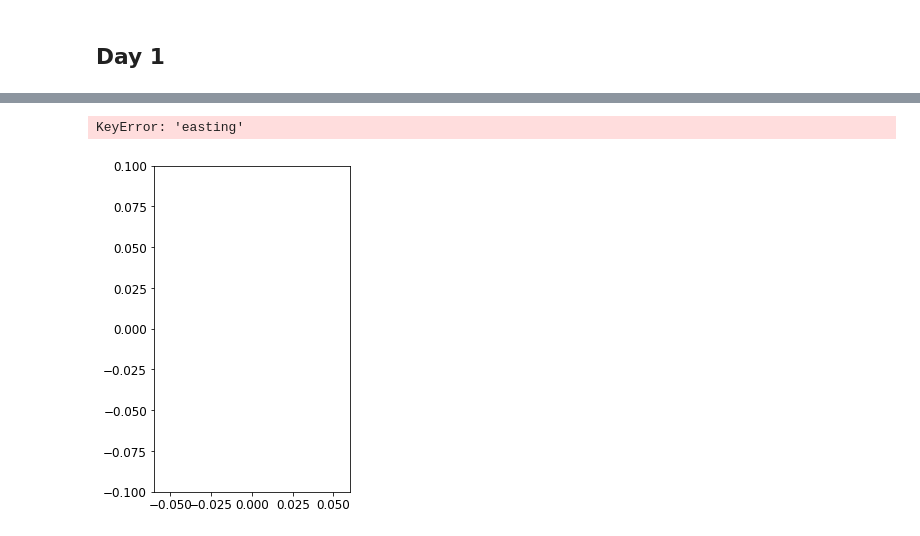
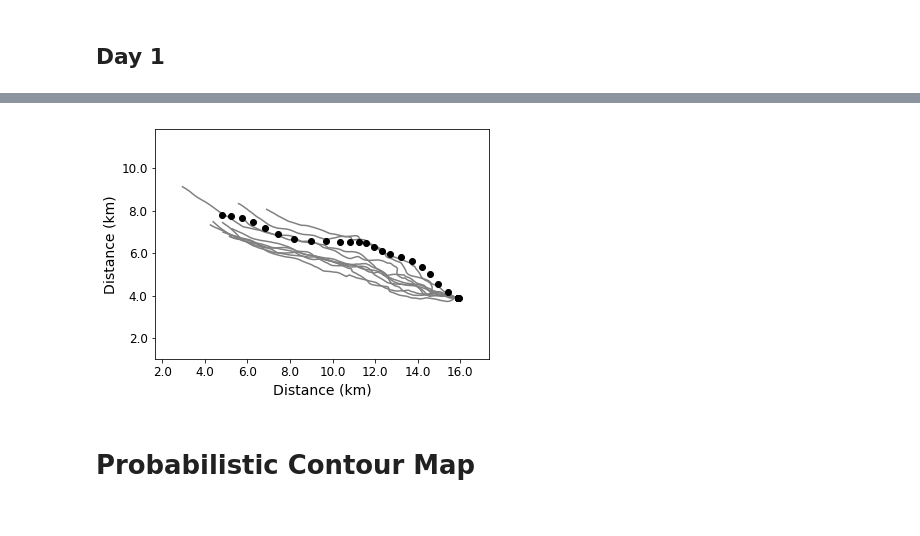
Before and after one commit to jmunroe/IceDEF, a Jupyter notebook: notebooks/ensemble5.ipynb, the cells around one changed output, grey strips where cells are left out. Saved outputs shown, nothing was run; the diff lists cells and outputs as text; code cells hidden in the pictures.

Commit message:
worked on algorithms for probabilistic cone and metocean plots

```diff
--- a/notebooks/ensemble5.ipynb
+++ b/notebooks/ensemble5.ipynb
@@ -6,11 +6,11 @@ import xarray as xr
 import matplotlib.pyplot as plt
 from matplotlib.patches import Polygon
 from importlib import reload
-from sys import getsizeof
 from textwrap import wrap
 from pandas import Timestamp
 from icedef import statoil_arcticnet_data as sd
 from icedef import test_case, plot, simulator
+map_ = plot.get_map()
 # %%
 plt.rcParams['figure.figsize'] = (6, 6)
 
@@ -564,33 +564,34 @@ rd = results.data
 # %%
 fig = plt.figure()
 ax = fig.add_subplot(111, aspect='equal')
 ax.margins(x=0.1, y=0.5)
 for label in list(rd.keys()):
     if not label == 'reference':
         ax.plot(rd[label]['easting'], rd[label]['northing'], color='grey')
 
 ax.scatter(rd['reference']['easting'], rd['reference']['northing'], color='black', zorder=len(list(rd.keys())))
 
 
 xtick_0 = ax.get_xticks()[0]
 xtick_labels = []
 for tick in ax.get_xticks():
-    tick = round((tick - xtick_0) / 1000, 2)
+    tick = round((tick - xtick_0), 2)
     xtick_labels.append(str(tick))
 ax.set_xticklabels(xtick_labels)
 ax.set_xlabel('Distance (km)')
 ax.set_ylabel('Distance (km)')
 
 ytick_0 = ax.get_yticks()[0]
 ytick_labels = []
 for tick in ax.get_yticks():
-    tick = round((tick - ytick_0) / 1000, 2)
+    tick = round((tick - ytick_0), 2)
     ytick_labels.append(str(tick))
 ax.set_yticklabels(ytick_labels)
 
 fig.savefig('./plots/test.pdf', bbox_inches='tight')
 
 plt.show()
 # %% [output]
-KeyError: 'easting'
-[figure, old version]
+[figure, new version]
+# %% [markdown]
+# Probabilistic Contour Map
```
Also changed, not shown: parts of 25 cells of this notebook.
